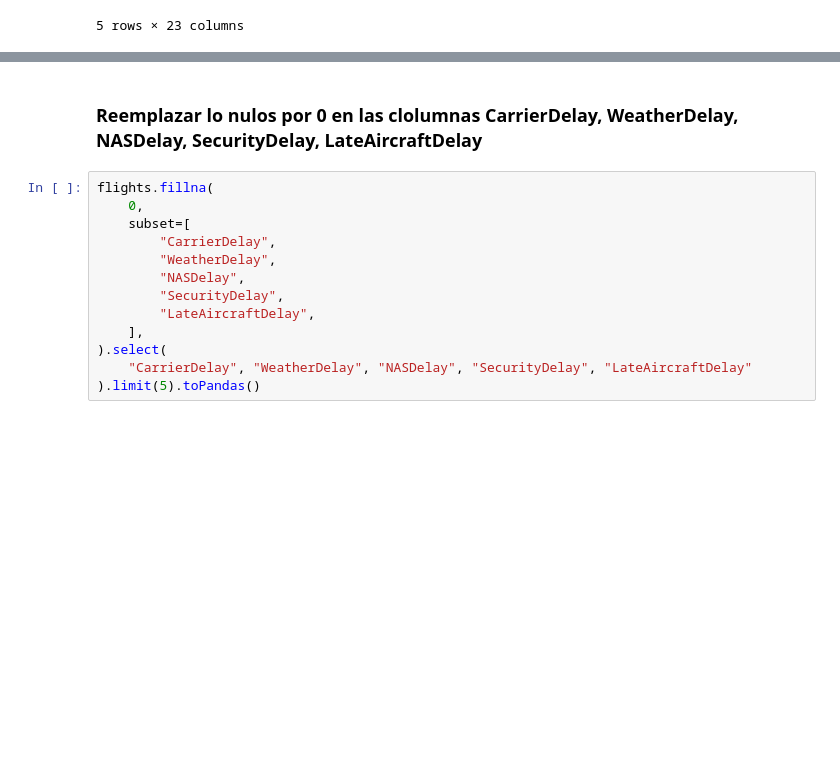
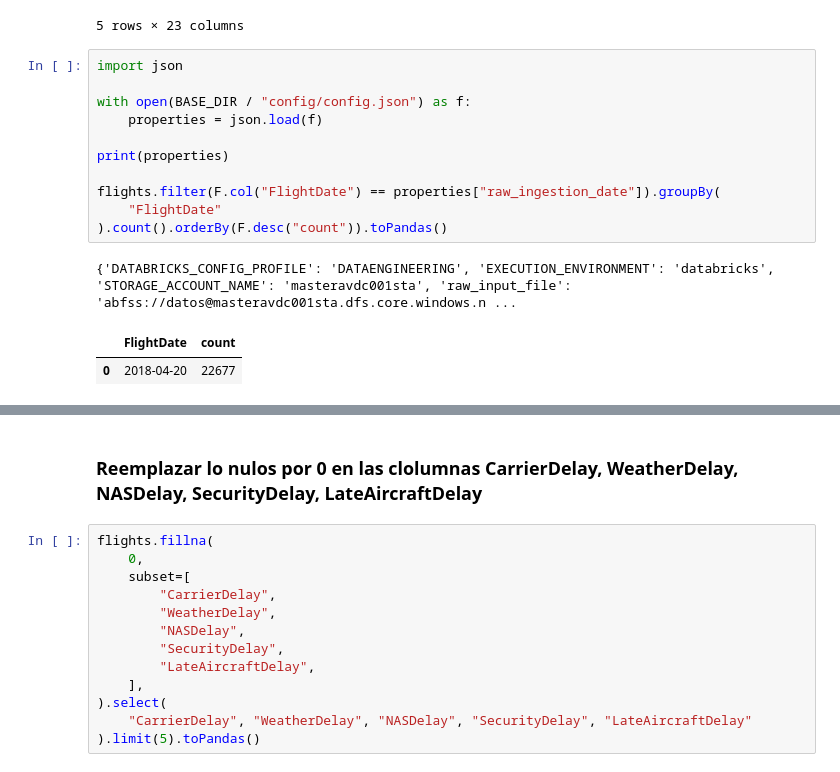
Before and after one commit to adecora/spark-ejercicios, a Jupyter notebook: notebooks/develop.ipynb, the cells around one changed output, grey strips where cells are left out. Drawn from its saved outputs; the diff is of its cells as text; blank space fills up the shorter version.

```diff
--- a/notebooks/develop.ipynb
+++ b/notebooks/develop.ipynb
@@ -37,6 +37,21 @@ flights.limit(5).toPandas()
 | 3 | 1 | 7 | 7 | 2018-01-07 | SYR | Syracuse, NY | LGA | New York, NY | 1347.0 | -11.0 | ... |
 | 4 | 1 | 8 | 1 | 2018-01-08 | SYR | Syracuse, NY | LGA | New York, NY | 1350.0 | -8.0 | ... |
 5 rows × 23 columns
+# %%
+import json
+
+with open(BASE_DIR / "config/config.json") as f:
+    properties = json.load(f)
+
+print(properties)
+
+flights.filter(F.col("FlightDate") == properties["raw_ingestion_date"]).groupBy(
+    "FlightDate"
+).count().orderBy(F.desc("count")).toPandas()
+# %% [output]
+{'DATABRICKS_CONFIG_PROFILE': 'DATAENGINEERING', 'EXECUTION_ENVIRONMENT': 'databricks', 'STORAGE_ACCOUNT_NAME': 'masteravdc001sta', 'raw_input_file': 'abfss://datos@masteravdc001sta.dfs.core.windows.n ...
+|  | FlightDate | count |
+| 0 | 2018-04-20 | 22677 |
 # %%
 flights.select(
     "CarrierDelay", "WeatherDelay", "NASDelay", "SecurityDelay", "LateAircraftDelay"
```
Also changed, not shown: parts of 2 cells of this notebook, 4 other files.
